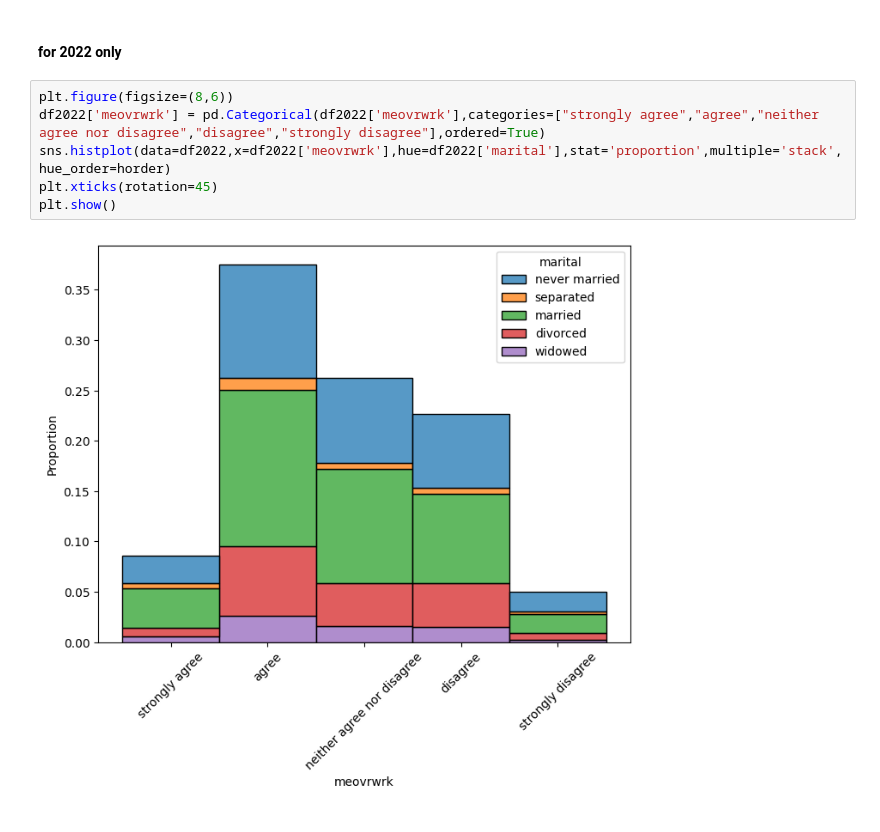
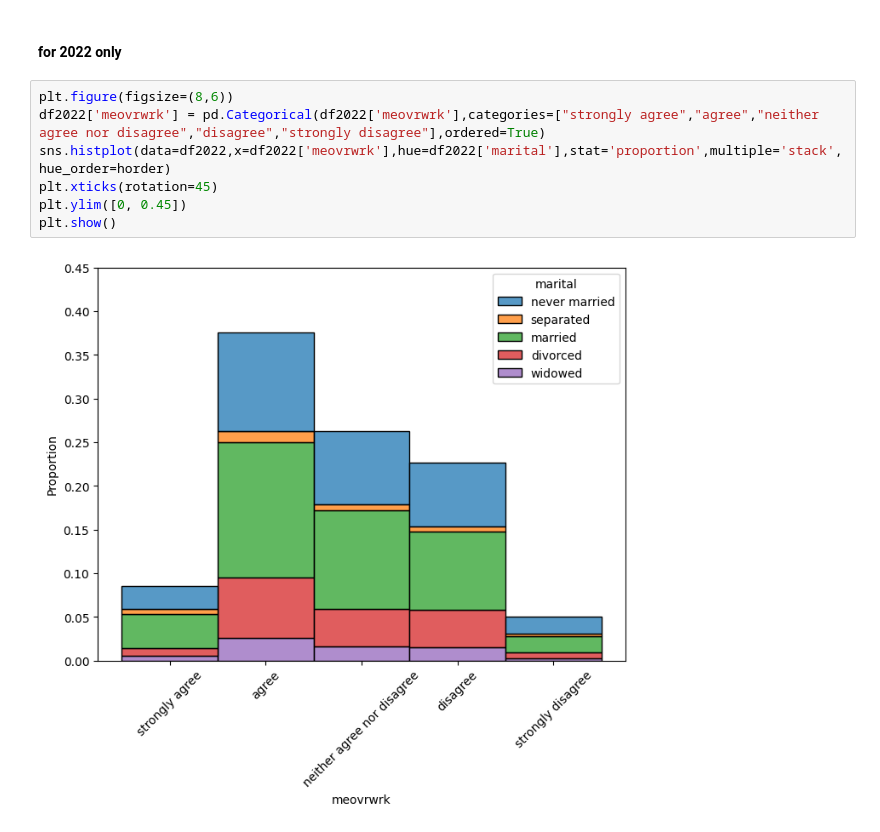
Before and after one commit to imdressel/project_gss, a Jupyter notebook: GSS_Isabella's_Part2.ipynb, the cells around one changed output. Cells and saved outputs as stored; diff of their text form.

```diff
--- a/GSS_Isabella's_Part2.ipynb
+++ b/GSS_Isabella's_Part2.ipynb
@@ -87,8 +88,9 @@ plt.show()
 # %%
 plt.figure(figsize=(8,6))
 df2022['meovrwrk'] = pd.Categorical(df2022['meovrwrk'],categories=["strongly agree","agree","neither agree nor disagree","disagree","strongly disagree"],ordered=True)
 sns.histplot(data=df2022,x=df2022['meovrwrk'],hue=df2022['marital'],stat='proportion',multiple='stack',hue_order=horder)
 plt.xticks(rotation=45)
+plt.ylim([0, 0.45])
 plt.show()
 # %% [output]
-[figure, old version]
+[figure, new version]
```
Also changed, not shown: parts of 1 cell of this notebook.
